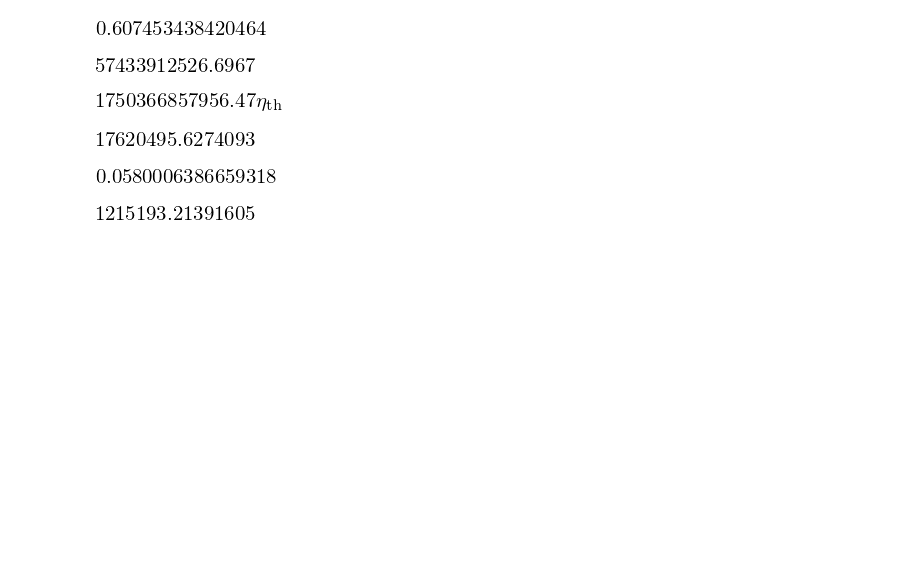
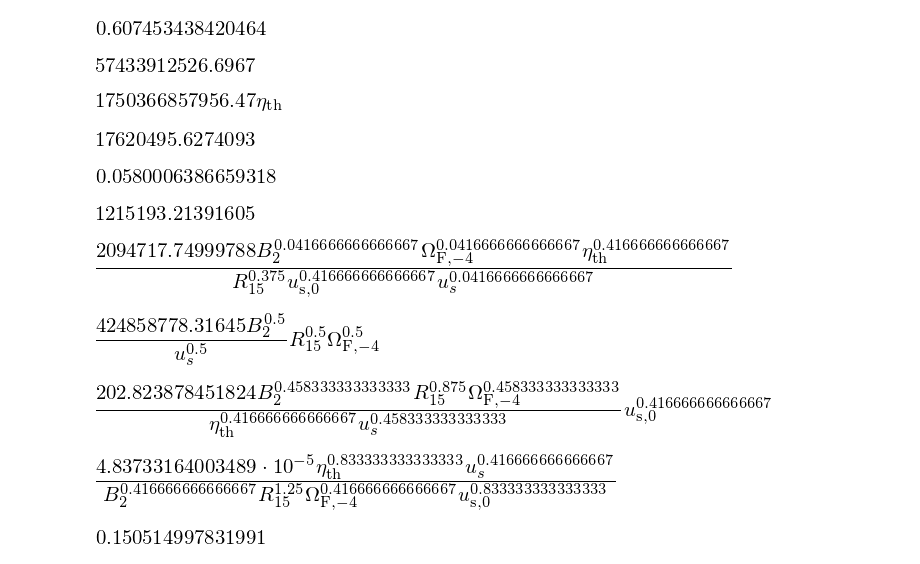
Before and after one commit to pseudotensor/harm_pythontools, a Jupyter notebook: Cascade.ipynb, the cells around one changed output. Cells and saved outputs as stored; diff of their text form; code cells hidden in the pictures; blank space fills up the shorter version.

```diff
--- a/Cascade.ipynb
+++ b/Cascade.ipynb
@@ -18,6 +18,7 @@ B, B2 = symbols("B B_2",positive=True)
 Fs = symbols("F_s",positive=True)
 us, us0 = symbols("u_s u_\mathrm{s\,0}",positive=True)
 gammamaxIC = symbols("\gamma_\mathrm{max\,IC}",positive=True)
+gammagg = symbols("\gamma_{\gamma\gamma}",positive=True)
 gammamax = symbols("\gamma_\mathrm{max}",positive=True)
 sigmaT = symbols("\sigma_\mathrm{T}",positive=True)
 ellIC, me = symbols("\ell_\mathrm{IC} m_e",positive=True)
@@ -26,11 +27,13 @@ THz, mJy = symbols("\operatorname{THz} \operatorname{mJy}",positive=True)
 meV = symbols("\operatorname{meV}",positive=True)
 h = symbols("h",positive=True)
 nu = symbols("\nu",positive=True)
+epsilonb = symbols("\epsilon_b",positive=True)
+alpha = symbols("\alpha",positive=True)
 # %%
 subs=[(R,R15*1e15*cm),(OmegaF,OmegaFm4*1e-4/s),(c,3e10*cm/s),(e,4.8032068e-10),
       (sigmaT,0.66524574e-24),(B,B2*1e2),(me,9.1093897e-28),
       (rs,rs16*1e16*cm),(D,D26*1e26*cm),
-      (cm,1),(s,1),(meV,1.6e-15),(h,6.6260755e-27)]
+      (cm,1),(s,1),(meV,1.6e-15),(h,6.6260755e-27),(alpha,1.2),(epsilonb,1.2*meV)]
 # %% [raw]
 Equation (2)
 # %%
@@ -143,3 +146,24 @@ gammaggM87a=(gammamaxICM87)*(1.7e12/1e16)**(1./1.2)
 gammaggM87a
 # %% [output]
 [figure]
+# %%
+gammagg = (gammamaxIC*me*c**2/2/epsilonb)**(1./2)*(ellgg/10/R)**(1./2/alpha)
+gammagg.subs(subs).subs(subs)
+# %% [output]
+[figure, added]
+# %%
+expand_power_base(gammamaxIC.subs(subs),force=1)
+# %% [output]
+[figure, added]
+# %%
+(gammamaxIC/gammagg).subs(subs).subs(subs)
+# %% [output]
+[figure, added]
+# %%
+((ellgg/10/R)**(1./alpha)).subs(subs).subs(subs)
+# %% [output]
+[figure, added]
+# %%
+log(2.)/log(100.)
+# %% [output]
+[figure, added]
```
Also changed, not shown: 1 other file.
